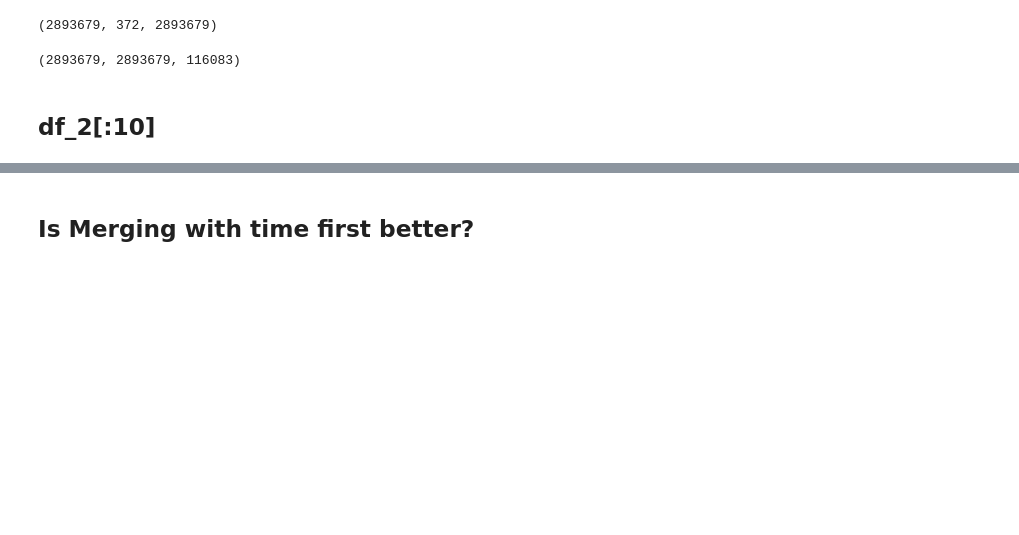
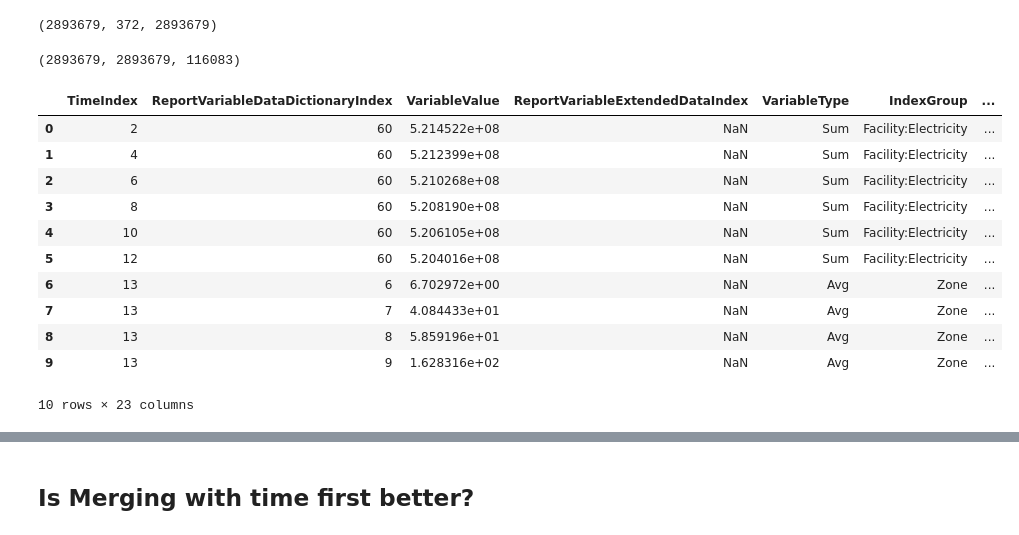
Before and after one commit to arif-hanif/EPlusSQL2Pandas, a Jupyter notebook: EPlusSQL2Pandas.ipynb, the cells around one changed output, grey strips where cells are left out. Saved outputs shown, nothing was run; the diff lists cells and outputs as text; code cells hidden in the pictures; blank space fills up the shorter version.

```diff
--- a/EPlusSQL2Pandas.ipynb
+++ b/EPlusSQL2Pandas.ipynb
@@ -108,6 +108,19 @@ df_2 = pd.merge(df_1, df_Time, how='left',right_index=True, left_on='TimeIndex')
 len(df_2), len(df_1), len(df_Time)
 # %% [output]
 (2893679, 2893679, 116083)
-# %% [markdown]
-## df_2[:10]
+# %%
+df_2[:10]
+# %% [output]
+|  | TimeIndex | ReportVariableDataDictionaryIndex | VariableValue | ReportVariableExtendedDataIndex | VariableType | IndexGroup | ... |
+| 0 | 2 | 60 | 5.214522e+08 | NaN | Sum | Facility:Electricity | ... |
+| 1 | 4 | 60 | 5.212399e+08 | NaN | Sum | Facility:Electricity | ... |
+| 2 | 6 | 60 | 5.210268e+08 | NaN | Sum | Facility:Electricity | ... |
+| 3 | 8 | 60 | 5.208190e+08 | NaN | Sum | Facility:Electricity | ... |
+| 4 | 10 | 60 | 5.206105e+08 | NaN | Sum | Facility:Electricity | ... |
+| 5 | 12 | 60 | 5.204016e+08 | NaN | Sum | Facility:Electricity | ... |
+| 6 | 13 | 6 | 6.702972e+00 | NaN | Avg | Zone | ... |
+| 7 | 13 | 7 | 4.084433e+01 | NaN | Avg | Zone | ... |
+| 8 | 13 | 8 | 5.859196e+01 | NaN | Avg | Zone | ... |
+| 9 | 13 | 9 | 1.628316e+02 | NaN | Avg | Zone | ... |
+10 rows × 23 columns
 # %% [markdown]
```
Also changed, not shown: parts of 5 cells of this notebook.
